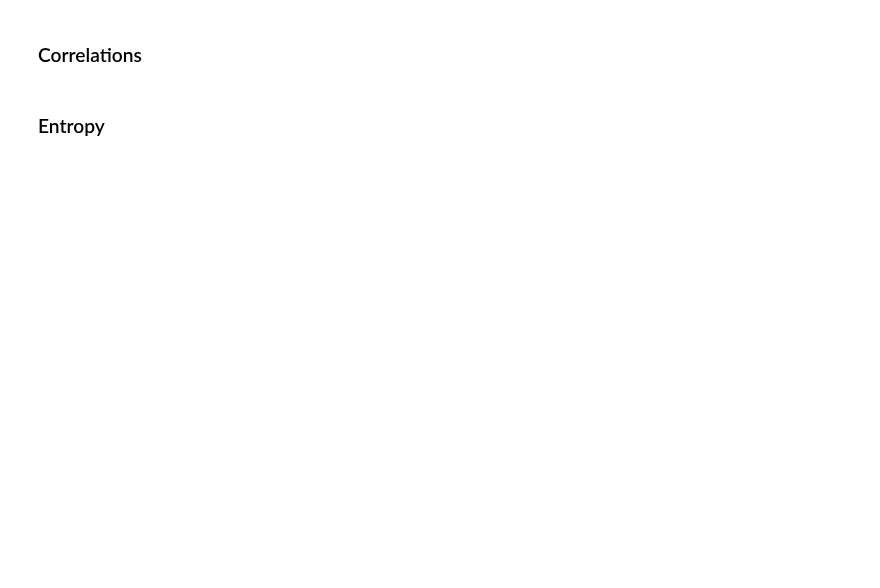
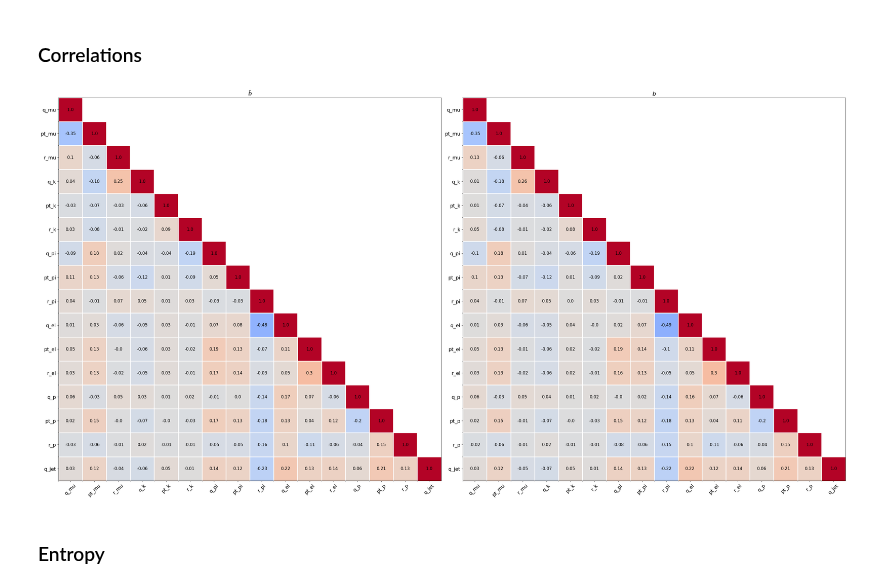
Before and after one commit to c0pp1/TTN4HEP, a Jupyter notebook: myttnlibrary.ipynb, the cells around one changed output. Saved outputs shown, nothing was run; the diff lists cells and outputs as text; code cells hidden in the pictures; blank space fills up the shorter version.

```diff
--- a/myttnlibrary.ipynb
+++ b/myttnlibrary.ipynb
@@ -668,13 +685,16 @@ def plot_correlations(corr, features, labels, fig=None, axs=None):
                 text = ax.text(m, n, round(corr[m, n, i], 2), ha='center', va='center', color='black', fontsize=FONTSIZE-2)
     return fig, axs
 # %%
-fig, axs = plot_correlations(corr, [i for i in range(16)], [r'$g$', r'$W$', r'$t$', r'$Z$', r'$q$'])
+labels = [r'$\bar b$', r'$b$']
+fig, axs = plot_correlations(corr, dataloaders.bbdata_features, labels[:])
 #fig.suptitle(r'$\sigma_z$ correlations between features', fontsize=FONTSIZE+2)
 #fig.subplots_adjust()
 fig.tight_layout()
 fig.savefig(MODEL_DIR + f'/correlations_{DATASET}_bd{BOND_DIM}_{MAPPING}_{now.strftime("%Y%m%d-%H%M%S")}.pdf') #_{now.strftime("%Y%m%d-%H%M%S")}
 
 #fig.savefig('trenti_models/train_lhcb_bd8/correlations.png')
+# %% [output]
+[figure, added]
 # %% [markdown]
 ### Entropy
 # %%
```
Also changed, not shown: parts of 37 cells of this notebook, 10 other files.
